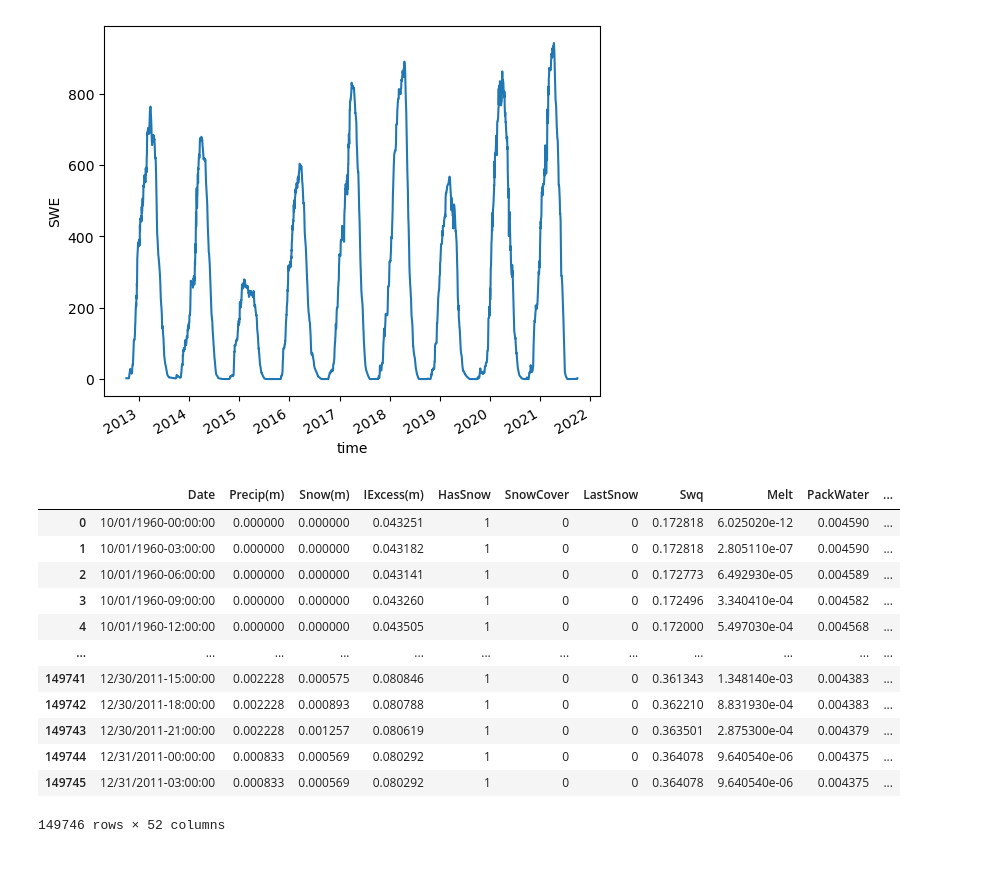
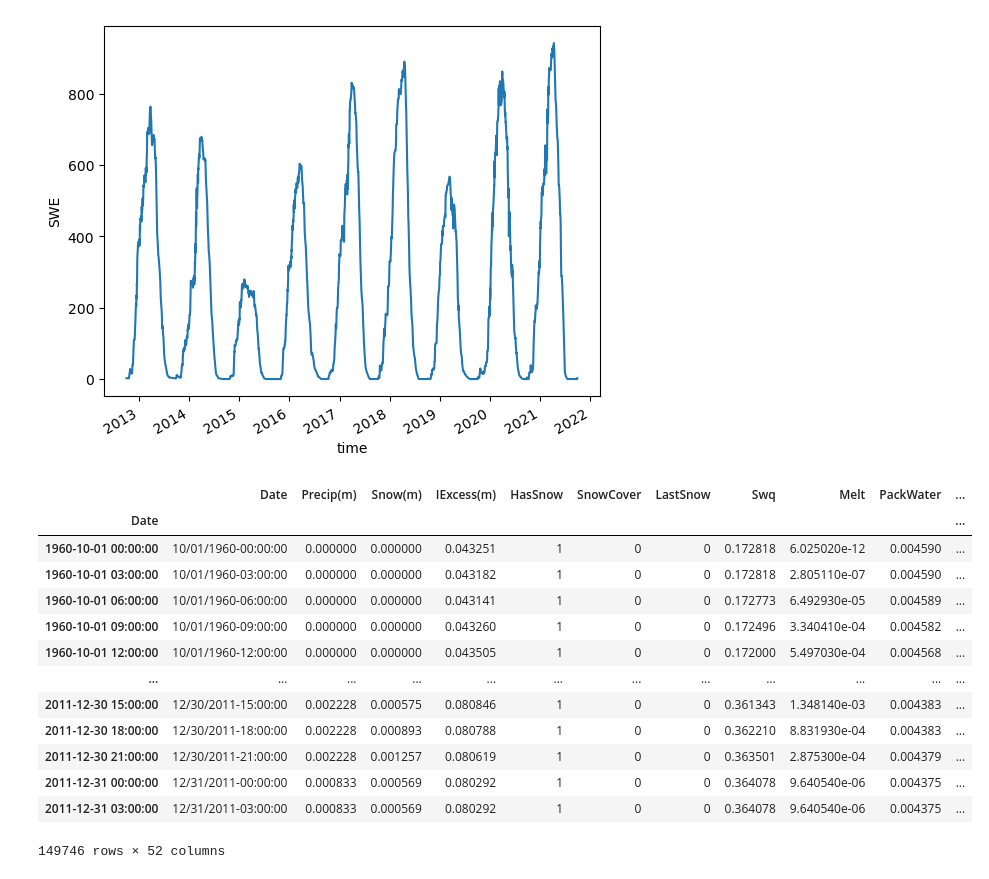
Before and after one commit to NCristea/Compare_SWE, a Jupyter notebook: notebooks/get_basin_SWE.ipynb, the cells around one changed output. Drawn from its saved outputs; the diff is of its cells as text; code cells hidden in the pictures.

```diff
--- a/notebooks/get_basin_SWE.ipynb
+++ b/notebooks/get_basin_SWE.ipynb
@@ -166,18 +172,19 @@ basin_mean_daily.plot()
 # %%
-tem = pd.read_csv('/Users/nicoleta/Downloads/Aggregated.Values.txt', sep = '\s+' )
+path_agg_values_file = '/Users/nicoleta/Downloads/Aggregated.Values.txt'
+basin_ave_SWE_DHSVM = read_in_ag_file(path_agg_values_file)
+basin_ave_SWE_DHSVM
+# %% [output]
+|  | Date | Precip(m) | Snow(m) | IExcess(m) | HasSnow | SnowCover | LastSnow | Swq | Melt | PackWater | ... |
+| Date |  |  |  |  |  |  |  |  |  |  | ... |
+| 1960-10-01 00:00:00 | 10/01/1960-00:00:00 | 0.000000 | 0.000000 | 0.043251 | 1 | 0 | 0 | 0.172818 | 6.025020e-12 | 0.004590 | ... |
+| 1960-10-01 03:00:00 | 10/01/1960-03:00:00 | 0.000000 | 0.000000 | 0.043182 | 1 | 0 | 0 | 0.172818 | 2.805110e-07 | 0.004590 | ... |
+| 1960-10-01 06:00:00 | 10/01/1960-06:00:00 | 0.000000 | 0.000000 | 0.043141 | 1 | 0 | 0 | 0.172773 | 6.492930e-05 | 0.004589 | ... |
+| 1960-10-01 09:00:00 | 10/01/1960-09:00:00 | 0.000000 | 0.000000 | 0.043260 | 1 | 0 | 0 | 0.172496 | 3.340410e-04 | 0.004582 | ... |
+| 1960-10-01 12:00:00 | 10/01/1960-12:00:00 | 0.000000 | 0.000000 | 0.043505 | 1 | 0 | 0 | 0.172000 | 5.497030e-04 | 0.004568 | ... |
+| ... | ... | ... | ... | ... | ... | ... | ... | ... | ... | ... | ... |
+| 2011-12-30 15:00:00 | 12/30/2011-15:00:00 | 0.002228 | 0.000575 | 0.080846 | 1 | 0 | 0 | 0.361343 | 1.348140e-03 | 0.004383 | ... |
+| 2011-12-30 18:00:00 | 12/30/2011-18:00:00 | 0.002228 | 0.000893 | 0.080788 | 1 | 0 | 0 | 0.362210 | 8.831930e-04 | 0.004383 | ... |
+| 2011-12-30 21:00:00 | 12/30/2011-21:00:00 | 0.002228 | 0.001257 | 0.080619 | 1 | 0 | 0 | 0.363501 | 2.875300e-04 | 0.004379 | ... |
+| 2011-12-31 00:00:00 | 12/31/2011-00:00:00 | 0.000833 | 0.000569 | 0.080292 | 1 | 0 | 0 | 0.364078 | 9.640540e-06 | 0.004375 | ... |
+| 2011-12-31 03:00:00 | 12/31/2011-03:00:00 | 0.000833 | 0.000569 | 0.080292 | 1 | 0 | 0 | 0.364078 | 9.640540e-06 | 0.004375 | ... |
+149746 rows × 52 columns
-# %%
-tem
-# %% [output]
-|  | Date | Precip(m) | Snow(m) | IExcess(m) | HasSnow | SnowCover | LastSnow | Swq | Melt | PackWater | ... |
-| 0 | 10/01/1960-00:00:00 | 0.000000 | 0.000000 | 0.043251 | 1 | 0 | 0 | 0.172818 | 6.025020e-12 | 0.004590 | ... |
-| 1 | 10/01/1960-03:00:00 | 0.000000 | 0.000000 | 0.043182 | 1 | 0 | 0 | 0.172818 | 2.805110e-07 | 0.004590 | ... |
-| 2 | 10/01/1960-06:00:00 | 0.000000 | 0.000000 | 0.043141 | 1 | 0 | 0 | 0.172773 | 6.492930e-05 | 0.004589 | ... |
-| 3 | 10/01/1960-09:00:00 | 0.000000 | 0.000000 | 0.043260 | 1 | 0 | 0 | 0.172496 | 3.340410e-04 | 0.004582 | ... |
-| 4 | 10/01/1960-12:00:00 | 0.000000 | 0.000000 | 0.043505 | 1 | 0 | 0 | 0.172000 | 5.497030e-04 | 0.004568 | ... |
-| ... | ... | ... | ... | ... | ... | ... | ... | ... | ... | ... | ... |
-| 149741 | 12/30/2011-15:00:00 | 0.002228 | 0.000575 | 0.080846 | 1 | 0 | 0 | 0.361343 | 1.348140e-03 | 0.004383 | ... |
-| 149742 | 12/30/2011-18:00:00 | 0.002228 | 0.000893 | 0.080788 | 1 | 0 | 0 | 0.362210 | 8.831930e-04 | 0.004383 | ... |
-| 149743 | 12/30/2011-21:00:00 | 0.002228 | 0.001257 | 0.080619 | 1 | 0 | 0 | 0.363501 | 2.875300e-04 | 0.004379 | ... |
-| 149744 | 12/31/2011-00:00:00 | 0.000833 | 0.000569 | 0.080292 | 1 | 0 | 0 | 0.364078 | 9.640540e-06 | 0.004375 | ... |
-| 149745 | 12/31/2011-03:00:00 | 0.000833 | 0.000569 | 0.080292 | 1 | 0 | 0 | 0.364078 | 9.640540e-06 | 0.004375 | ... |
-149746 rows × 52 columns
```
Also changed, not shown: parts of 5 cells of this notebook.
